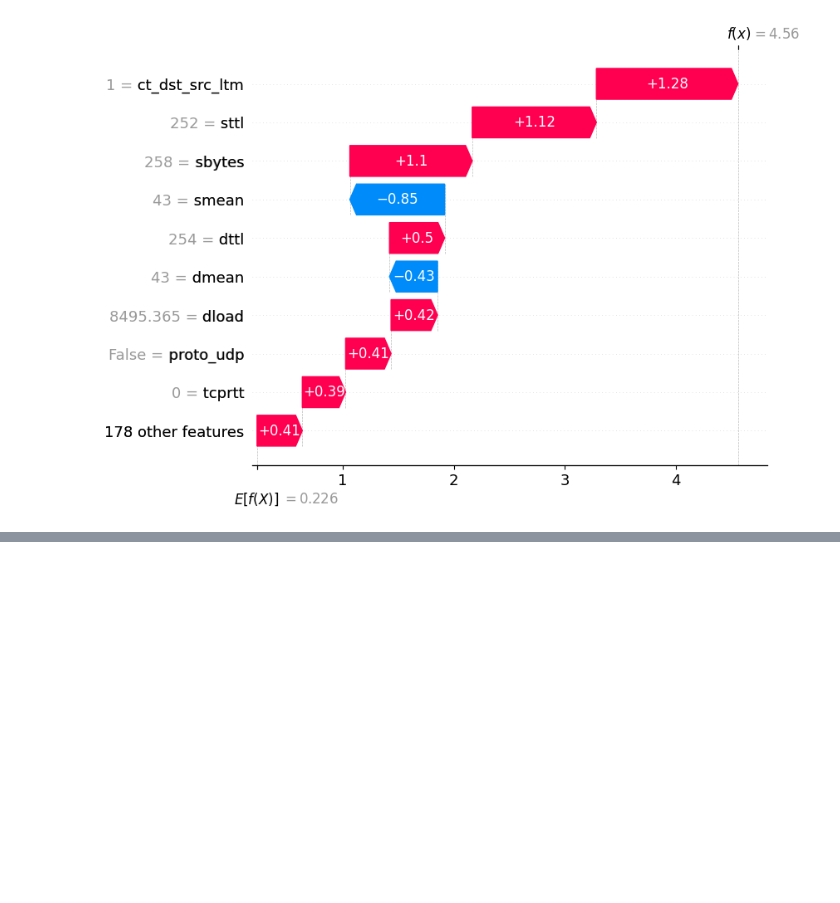
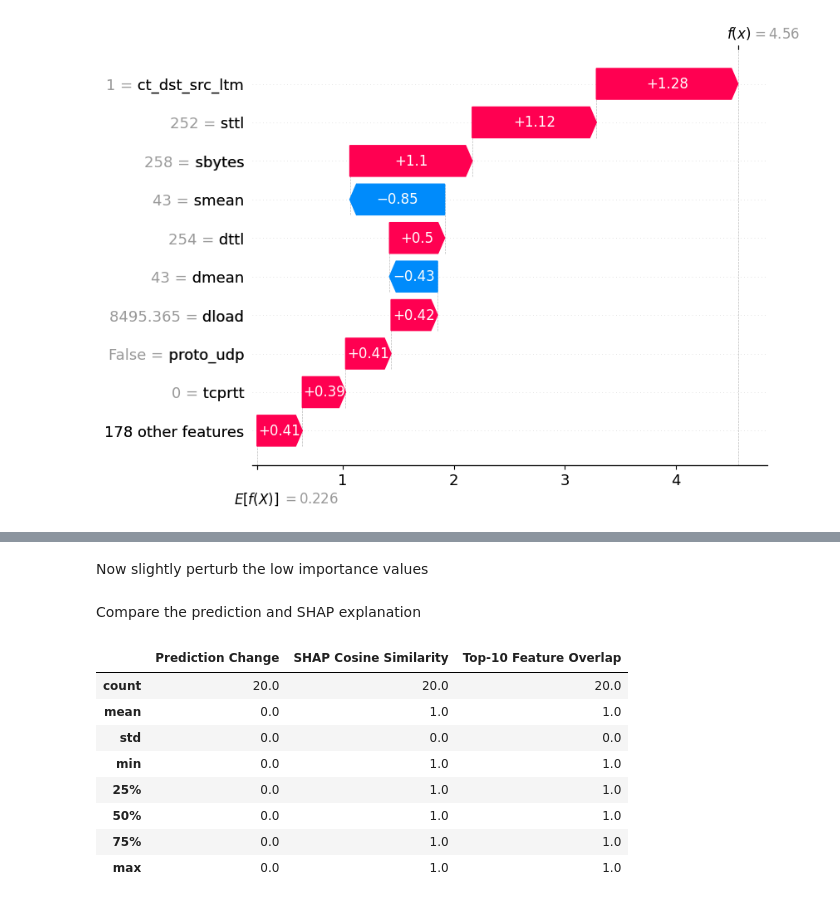
Before and after one commit to codygt3/ECE609-XAI-Lab, a Jupyter notebook: intrinsic_vs_posthoc.ipynb, the cells around one changed output, grey strips where cells are left out. Saved outputs shown, nothing was run; the diff lists cells and outputs as text; code cells hidden in the pictures; blank space fills up the shorter version.

```diff
--- a/intrinsic_vs_posthoc.ipynb
+++ b/intrinsic_vs_posthoc.ipynb
@@ -178,0 +502,2 @@ shap.plots.waterfall(
+# %% [markdown]
+Now slightly perturb the low importance values
@@ -178,0 +523,47 @@ shap.plots.waterfall(
+# %% [markdown]
+Compare the prediction and SHAP explanation
+# %%
+orig_score = get_positive_class_score(xgb_model, x_original)[0]
+pert_scores = get_positive_class_score(xgb_model, perturbed_df)
+
+pert_shap = explainer.shap_values(perturbed_df)
+
+# Compare each perturbed SHAP vector to the original
+cos_sims = []
+top10_overlap = []
+
+orig_top10_features = set(orig_shap_series.abs().sort_values(ascending=False).head(10).index)
+
+for i in range(len(perturbed_df)):
+    cur_shap = pert_shap[i]
+    sim = cosine_similarity([orig_shap], [cur_shap])[0, 0]
+    cos_sims.append(sim)
+
+    cur_top10_features = set(
+        pd.Series(cur_shap, index=X_test.columns).abs().sort_values(ascending=False).head(10).index
+    )
+    overlap = len(orig_top10_features.intersection(cur_top10_features)) / 10.0
+    top10_overlap.append(overlap)
+
+stability_results = pd.DataFrame({
+    "Perturbed Prediction": pert_scores,
+    "Prediction Change": np.abs(pert_scores - orig_score),
+    "SHAP Cosine Similarity": cos_sims,
+    "Top-10 Feature Overlap": top10_overlap
+})
+
+stability_results[[
+    "Prediction Change",
+    "SHAP Cosine Similarity",
+    "Top-10 Feature Overlap"
+]].describe()
+# %% [output]
+|  | Prediction Change | SHAP Cosine Similarity | Top-10 Feature Overlap |
+| count | 20.0 | 20.0 | 20.0 |
+| mean | 0.0 | 1.0 | 1.0 |
+| std | 0.0 | 0.0 | 0.0 |
+| min | 0.0 | 1.0 | 1.0 |
+| 25% | 0.0 | 1.0 | 1.0 |
+| 50% | 0.0 | 1.0 | 1.0 |
+| 75% | 0.0 | 1.0 | 1.0 |
+| max | 0.0 | 1.0 | 1.0 |
```
Also changed, not shown: parts of 30 cells of this notebook.
